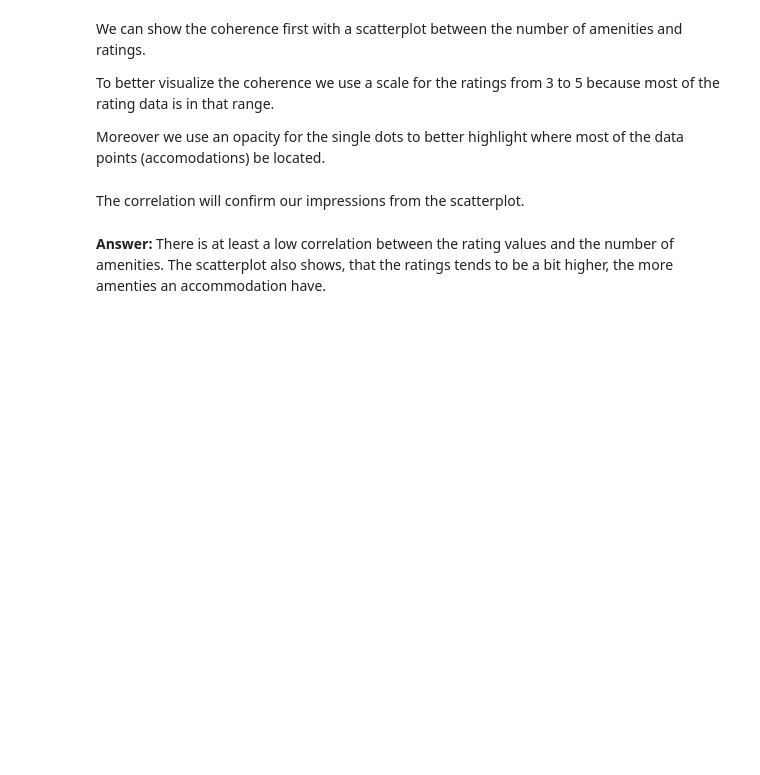
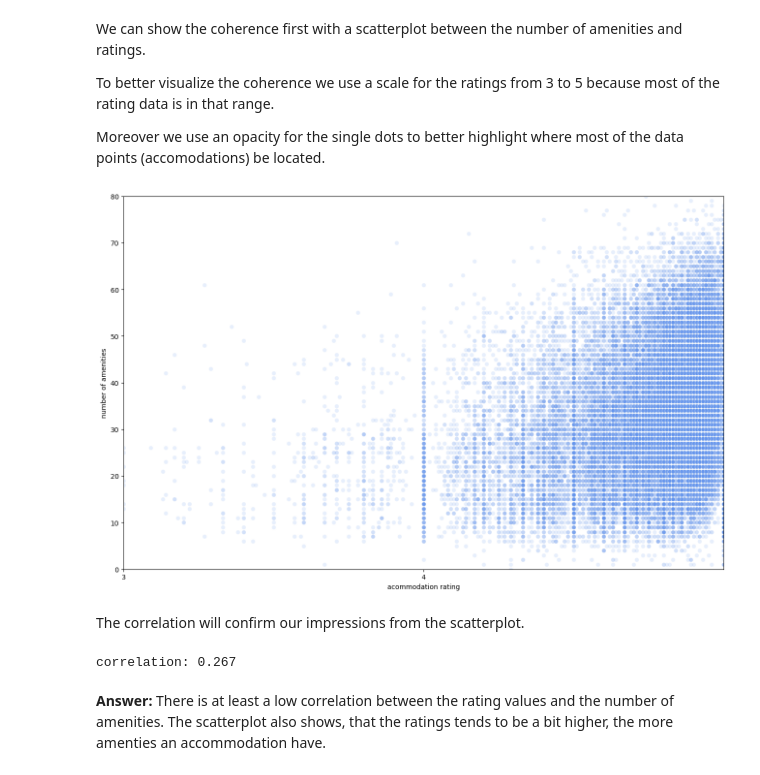
Before and after one commit to PatrickChristoph/airbnb_insights_australia, a Jupyter notebook: analysis.ipynb, the cells around one changed output. Saved outputs shown, nothing was run; the diff lists cells and outputs as text; code cells hidden in the pictures; blank space fills up the shorter version.

```diff
--- a/analysis.ipynb
+++ b/analysis.ipynb
@@ -389,5 +385,5 @@ memory usage: 2.1 MB
 # %%
-def impute_missing_numeric_data(data: pd.DataFrame, numeric_cols: List[str]) -> pd.DataFrame:
+def replace_missing_numeric_data(data: pd.DataFrame, numeric_cols: List[str]) -> pd.DataFrame:
     """
     Fill null values of numeric attributes with the mean of the entire column.
 
@@ -396,9 +392,10 @@ def impute_missing_numeric_data(data: pd.DataFrame, numeric_cols: List[str]) ->
     :return: data for the rating model without missing numeric values
     """
     for numeric_col in numeric_cols:
-        data[numeric_col] = data[numeric_col].fillna(data[numeric_col].mean())
+        if data[numeric_col].isna().sum() > 0:
+            data[numeric_col] = data[numeric_col].fillna(data[numeric_col].mean())
 
     return data
 
 
-data_m5r = impute_missing_numeric_data(data_m5r, numeric_rating_prediction_columns)
+data_m5r = replace_missing_numeric_data(data_m5r, numeric_rating_prediction_columns)
@@ -405,3 +418,20 @@ data_m5r = impute_missing_numeric_data(data_m5r, numeric_rating_prediction_colum
+# %%
+def replace_missing_categorical_data(data: pd.DataFrame, categorical_cols: List[str]) -> pd.DataFrame:
+    """
+    Fill null values of categorical attributes with the mode of the entire column.
+
+    :param data: data for the rating model
+    :param categorical_cols: categorical columns whose missing values will be replaced
+    :return: data for the rating model without missing categorical values
+    """
+    for categorical_col in categorical_cols:
+        if data[categorical_col].isna().sum() > 0:
+            data[categorical_col] = data[categorical_col].fillna(data[categorical_col].mode()[0])
+
+    return data
+
+
+data_m5r = replace_missing_categorical_data(data_m5r, categorical_rating_prediction_columns)
 # %% [markdown]
 #### Convert amenities data into dummies
 For each amenity we have to build dummy variables that we will use in our model training data. The default pandas function to build dummies is not working in this case, so we need to create an own function to do that.
@@ -503,7 +533,7 @@ def cutoff_categorical_data_with_almost_only_zero_values(
     return data
 
 
-data_m5r = cutoff_categorical_data_with_almost_only_zero_values(data_m5r, categorical_rating_prediction_columns + ["amenity"], cutoff=50)
+data_m5r = cutoff_categorical_data_with_almost_only_zero_values(data_m5r, categorical_rating_prediction_columns, cutoff=50)
 # %% [markdown]
 # Section 4: Modeling
 # %% [markdown]
@@ -514,13 +544,9 @@ The data that will be used to predict the rating was already defined in the data
 # %%
 response_variable = "review_scores_rating"
 
-data_m5r = data_m5r[
-    [response_variable]
-    + numeric_rating_prediction_columns
-    + list(itertools.chain.from_iterable(
-        data_m5r.columns[data_m5r.columns.str.startswith(col)].to_list() for col in categorical_rating_prediction_columns)
-          )
-]
+data_m5r = data_m5r[[response_variable] + numeric_rating_prediction_columns + list(itertools.chain.from_iterable(
+    data_m5r.columns[data_m5r.columns.str.startswith(col)] for col in categorical_rating_prediction_columns
+))]
 # %% [markdown]
 #### Split data into test/train and build linear regression model
 We will now split the data into test and train. With the test_size parameter we can determine how much data will be taken to train the model. The rand_state parameter ensures that the exact same records will be in the test and train data if the jupyter notebook will be new executed.
@@ -600,15 +632,19 @@ Moreover we use an opacity for the single dots to better highlight where most of
 # %%
 plt.figure(figsize=(16, 10))
 plt.xticks(range(3,5,1))
 plt.xlim(3,5)
 plt.ylim(0,80)
 plt.xlabel('acommodation rating')
 plt.ylabel('number of amenities')
-sns.scatterplot(y=data_m5r["amenities_count"], x=data_m5r["review_scores_rating"], color = "cornflowerblue", alpha=0.15);
+sns.scatterplot(y=data_m5r["count_amenities"], x=data_m5r["review_scores_rating"], color = "cornflowerblue", alpha=0.15);
+# %% [output]
+[figure, added]
 # %% [markdown]
 The correlation will confirm our impressions from the scatterplot.
 # %%
-print(f"correlation: {round(data_m5r['amenities_count'].corr(data_m5r['review_scores_rating']), 3)}")
+print(f"correlation: {round(data_m5r['count_amenities'].corr(data_m5r['review_scores_rating']), 3)}")
+# %% [output]
+correlation: 0.267
 # %% [markdown]
 **Answer:** There is at least a low correlation between the rating values and the number of amenities. The scatterplot also shows, that the ratings tends to be a bit higher, the more amenties an accommodation have.
 # %% [markdown]
```
Also changed, not shown: parts of 16 cells of this notebook.
